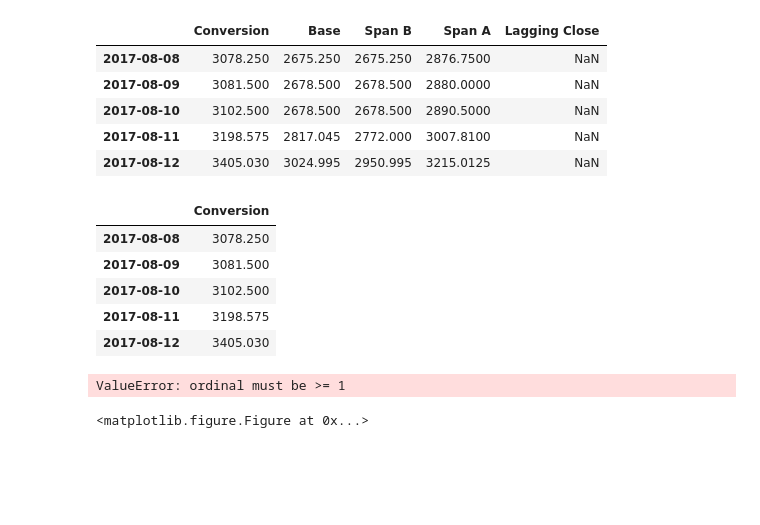
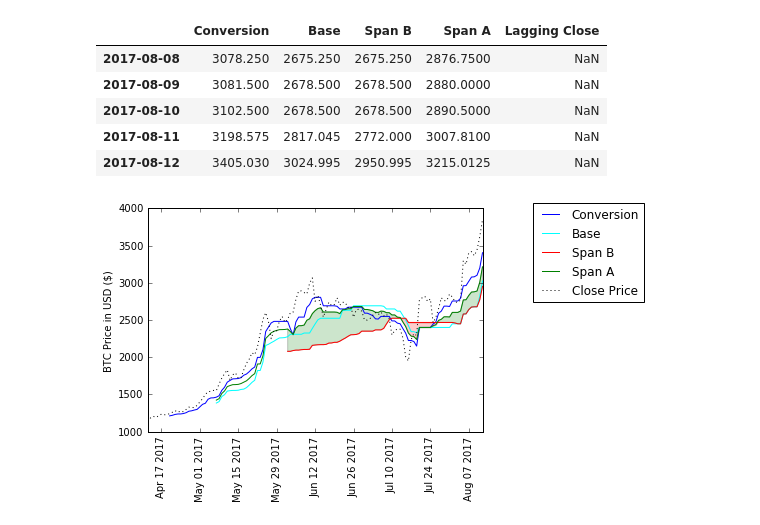
Before and after one commit to kwitte2232/Cryptocurrency, a Jupyter notebook: notebooks/Ichimoku_Cloud.ipynb, the cells around one changed output. Drawn from its saved outputs; the diff is of its cells as text; code cells hidden in the pictures; blank space fills up the shorter version.

Commit message:
Finished Ishimoku Graphs with Clouds

```diff
--- a/notebooks/Ichimoku_Cloud.ipynb
+++ b/notebooks/Ichimoku_Cloud.ipynb
@@ -104,37 +104,30 @@ ichimoku.tail()
 | 2017-08-10 | 3102.500 | 2678.500 | 2678.500 | 2890.5000 | NaN |
 | 2017-08-11 | 3198.575 | 2817.045 | 2772.000 | 3007.8100 | NaN |
 | 2017-08-12 | 3405.030 | 3024.995 | 2950.995 | 3215.0125 | NaN |
-# %%
-def drop_nas(data, col_name):
-    col = data[col_name]
-    col = col.dropna()
-
-    return col.to_frame()
-
-column_names = list(ichimoku.columns)
-ichimoku.index = pd.to_datetime(ichimoku.index)
-
-current = drop_nas(ichimoku, 'Conversion')
-current.tail()
-# %% [output]
-|  | Conversion |
-| 2017-08-08 | 3078.250 |
-| 2017-08-09 | 3081.500 |
-| 2017-08-10 | 3102.500 |
-| 2017-08-11 | 3198.575 |
-| 2017-08-12 | 3405.030 |
-# %%
-fig = plt.figure()
-ax1 = fig.add_subplot(111, ylabel='BTC Price in USD ($)')
-
-data.Close.plot(ax=ax1, lw=2., color='k')
-ax1.plot(current.index, current['Conversion'], color='blue')
-#ax1.plot(current.index, current['Base'], color='red')
-#ax1.plot(current.index, current['Span B'], color='green')
-#ax1.plot(current.index, current['Span A'], color='yellow')
-#ax1.plot(current.index, current['Lagging'], color='magenta')
-
-plt.show()
-# %% [output]
-ValueError: ordinal must be >= 1
-<matplotlib.figure.Figure at 0x...>
+# %%
+ichimoku.index = pd.to_datetime(ichimoku.index)
+data.index = pd.to_datetime(data.index)
+# %%
+fig = plt.figure()
+ax1 = fig.add_subplot(111, ylabel='BTC Price in USD ($)')
+
+colors = ['blue', 'cyan', 'red', 'green']
+for col, color in zip(column_names, colors):
+    if col != 'Lagging Close':
+        ax1.plot(ichimoku.index, ichimoku[col], label=col, color=color)
+
+ax1.plot(data.index, data.Close, linestyle=':', label="Close Price", color='k')
+
+#fill the clouds
+
+a = ichimoku['Span A']
+b = ichimoku['Span B']
+
+plt.fill_between(ichimoku.index, a, b, where=a >= b, facecolor='green', alpha='0.2', interpolate=True)
+plt.fill_between(ichimoku.index, a, b, where=b >= a, facecolor='red', alpha='0.2', interpolate=True)
+
+ax1.legend(bbox_to_anchor=(1.5, 1.05))
+plt.xticks(rotation='vertical')
+plt.show()
+# %% [output]
+[figure, added]
```
